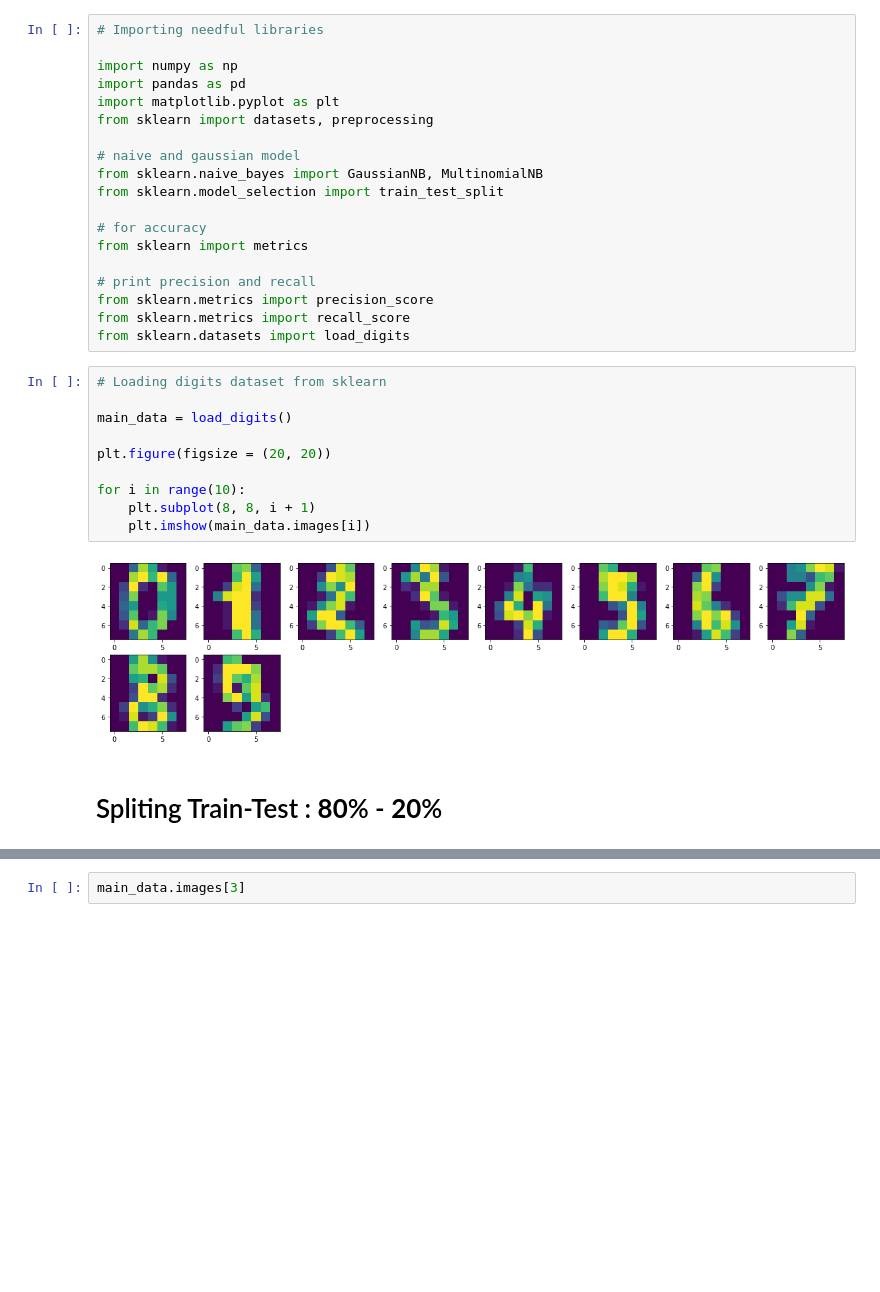
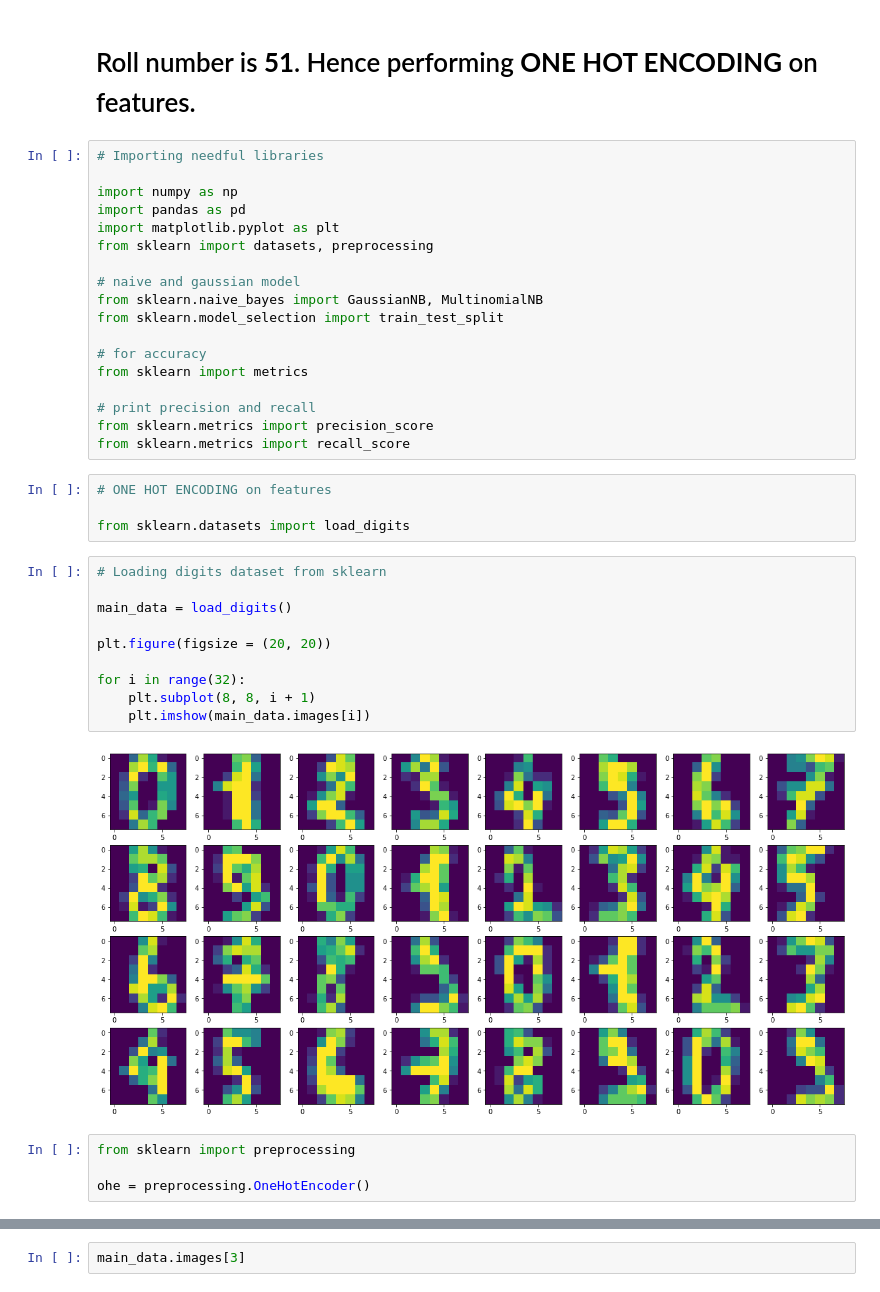
Before and after one commit to harshjoshei/051_HarshJoshi, a Jupyter notebook: Lab_3/Assignment/digits_Processing.ipynb, the cells around one changed output, grey strips where cells are left out. Saved outputs shown, nothing was run; the diff lists cells and outputs as text; blank space fills up the shorter version.

```diff
--- a/Lab_3/Assignment/digits_Processing.ipynb
+++ b/Lab_3/Assignment/digits_Processing.ipynb
@@ -8,3 +8,5 @@ Mounted at /content/drive
+# %% [markdown]
+# Roll number is **51**. Hence performing **ONE HOT ENCODING** on features.
 # %%
 # Importing needful libraries
 
@@ -23,19 +25,23 @@ from sklearn import metrics
 # print precision and recall
 from sklearn.metrics import precision_score
 from sklearn.metrics import recall_score
-from sklearn.datasets import load_digits
+# %%
+# ONE HOT ENCODING on features
+
+from sklearn.datasets import load_digits
 # %%
 # Loading digits dataset from sklearn
 
 main_data = load_digits()
 
 plt.figure(figsize = (20, 20))
 
-for i in range(10):
+for i in range(32):
     plt.subplot(8, 8, i + 1)
     plt.imshow(main_data.images[i])
 # %% [output]
-[figure, old version]
+[figure, new version]
-# %% [markdown]
-
-# Spliting Train-Test : **80**% - **20**%
+# %%
+from sklearn import preprocessing
+
+ohe = preprocessing.OneHotEncoder()
```
Also changed, not shown: parts of 8 cells of this notebook.
